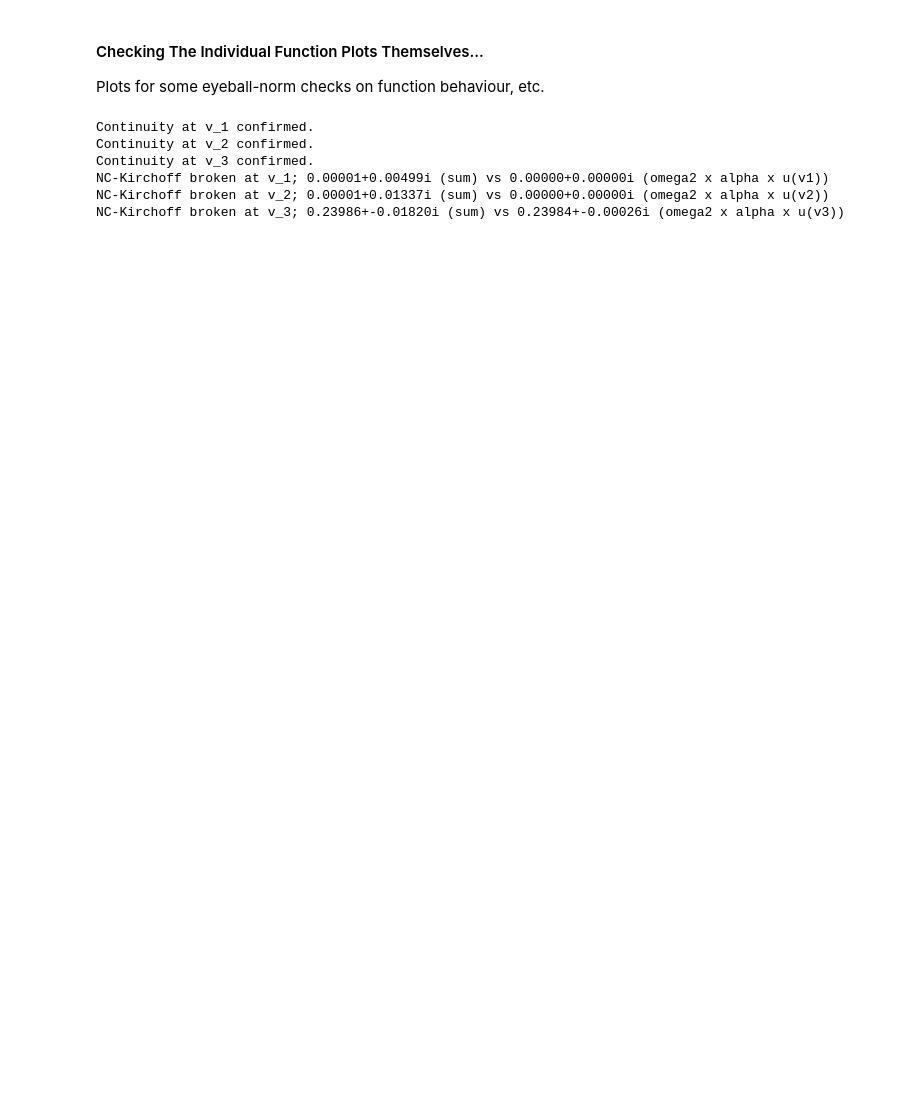
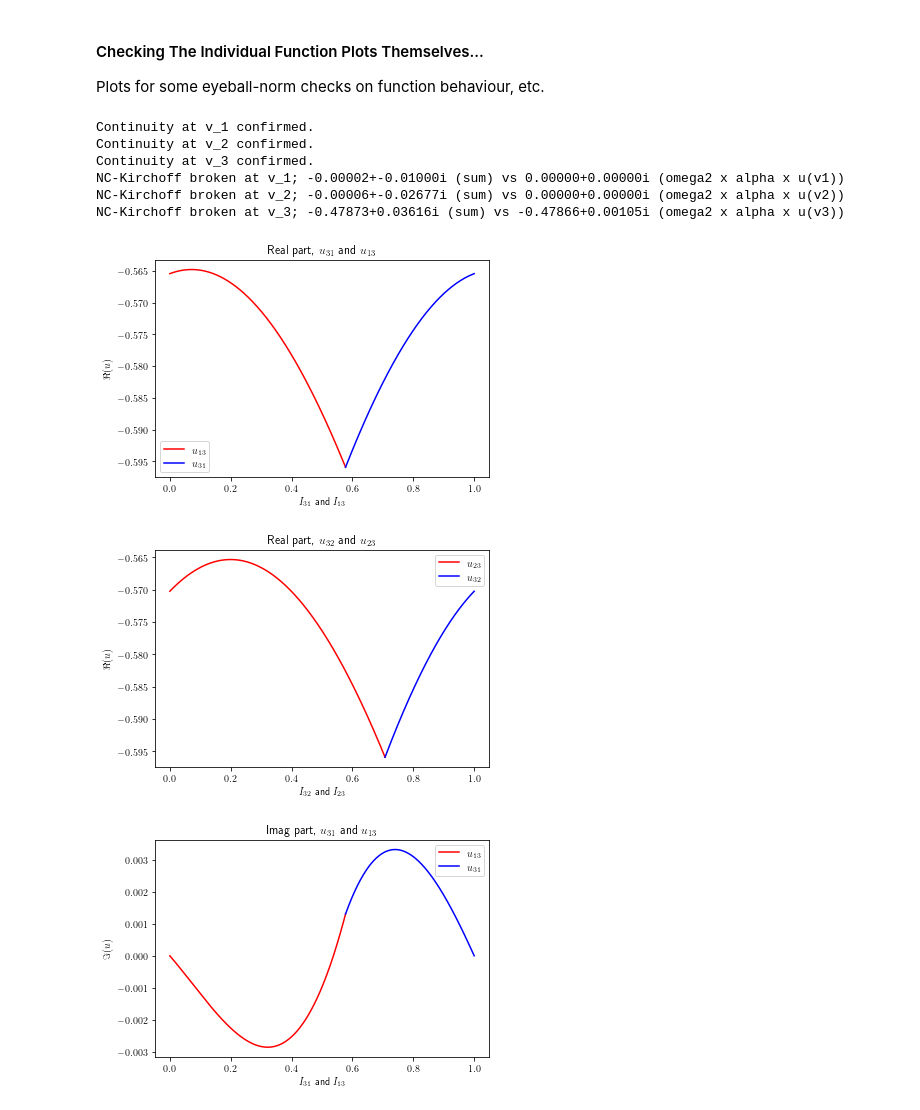
Before and after one commit to willGraham01/PhD-Thesis, a Jupyter notebook: Code/CrossInPlane/SingularStructureEigenfunctionPlots.ipynb, the cells around one changed output. Drawn from its saved outputs; the diff is of its cells as text; code cells hidden in the pictures; blank space fills up the shorter version.

```diff
--- a/Code/CrossInPlane/SingularStructureEigenfunctionPlots.ipynb
+++ b/Code/CrossInPlane/SingularStructureEigenfunctionPlots.ipynb
@@ -512,13 +512,15 @@ Plots for some eyeball-norm checks on function behaviour, etc.
 # %%
 # Some reality checks for our functions - should be able to piece them together right...?
 
-alpha = 1.0
+# Graph parameters
+alpha = 4.0
 a = 1./np.sqrt(2.); b = 1./np.sqrt(3.)
+theta = np.array([np.pi/4., np.pi/4.])
 
 l13 = b; l31 = 1. - b
 l23 = a; l32 = 1. - a
-qm13 = theta[1]; qm31 = theta[1]
-qm23 = theta[0]; qm32 = theta[0]
+qm13 = -theta[1]; qm31 = -theta[1]
+qm23 = -theta[0]; qm32 = -theta[0]
 
 I13 = np.linspace(0,l13,1000)
 I31 = np.linspace(0,l31,1000)
@@ -609,48 +611,51 @@ if np.abs( dSumV3 - v1Val ) >= tol:
     print('NC-Kirchoff broken at v_3; %.5f+%.5fi (sum) vs %.5f+%.5fi (omega2 x alpha x u(v3))' \
           % (np.real(dSumV3), np.imag(dSumV3), np.real(v3Val), np.imag(v3Val)))
 
-if 1==0:
+if 1==1:
     # Plot real parts, check that things match up at the ``dummy" vertices
     fig, ax = plt.subplots(1)
     ax.set_title(r'Real part, $u_{31}$ and $u_{13}$')
     ax.set_ylabel(r'$\Re(u)$')
     ax.set_xlabel(r'$I_{31}$ and $I_{13}$')
-    ax.plot( I13 + l31, np.real( u13(I13) ), 'r', label=r'$u_{13}$' )
-    ax.plot( I31, np.real( u31(I31) ), 'b', label=r'$u_{31}$' )
+    ax.plot( I13, np.real( u13(I13) ), 'r', label=r'$u_{13}$' )
+    ax.plot( l13 + I31, np.real( u31(I31) ), 'b', label=r'$u_{31}$' )
     ax.legend()
     fig.show()
 
     fig, ax = plt.subplots(1)
     ax.set_title(r'Real part, $u_{32}$ and $u_{23}$')
     ax.set_ylabel(r'$\Re(u)$')
     ax.set_xlabel(r'$I_{32}$ and $I_{23}$')
-    ax.plot( I23 + l32, np.real( u23(I23) ), 'r', label=r'$u_{23}$' )
-    ax.plot( I32, np.real( u32(I32) ), 'b', label=r'$u_{31}$' )
+    ax.plot( I23, np.real( u23(I23) ), 'r', label=r'$u_{23}$' )
+    ax.plot( l23 + I32, np.real( u32(I32) ), 'b', label=r'$u_{32}$' )
     ax.legend()
     fig.show()
 
     # Check that imaginary parts of plots also match up
     fig, ax = plt.subplots(1)
     ax.set_title(r'Imag part, $u_{31}$ and $u_{13}$')
     ax.set_ylabel(r'$\Im(u)$')
     ax.set_xlabel(r'$I_{31}$ and $I_{13}$')
-    ax.plot( I13 + l31, np.imag( u13(I13) ), 'r', label=r'$u_{13}$' )
-    ax.plot( I31, np.imag( u31(I31) ), 'b', label=r'$u_{31}$' )
+    ax.plot( I13, np.imag( u13(I13) ), 'r', label=r'$u_{13}$' )
+    ax.plot( l13 + I31, np.imag( u31(I31) ), 'b', label=r'$u_{31}$' )
     ax.legend()
     fig.show()
 
     fig, ax = plt.subplots(1)
     ax.set_title(r'Imag part, $u_{32}$ and $u_{23}$')
     ax.set_ylabel(r'$\Im(u)$')
     ax.set_xlabel(r'$I_{32}$ and $I_{23}$')
-    ax.plot( I23 + l32, np.imag( u23(I23) ), 'r', label=r'$u_{23}$' )
-    ax.plot( I32, np.imag( u32(I32) ), 'b', label=r'$u_{32}$' )
+    ax.plot( I23, np.imag( u23(I23) ), 'r', label=r'$u_{23}$' )
+    ax.plot( l23 + I32, np.imag( u32(I32) ), 'b', label=r'$u_{32}$' )
     ax.legend()
     fig.show()
 # %% [output]
 Continuity at v_1 confirmed.
 Continuity at v_2 confirmed.
 Continuity at v_3 confirmed.
-NC-Kirchoff broken at v_1; 0.00001+0.00499i (sum) vs 0.00000+0.00000i (omega2 x alpha x u(v1))
-NC-Kirchoff broken at v_2; 0.00001+0.01337i (sum) vs 0.00000+0.00000i (omega2 x alpha x u(v2))
-NC-Kirchoff broken at v_3; 0.23986+-0.01820i (sum) vs 0.23984+-0.00026i (omega2 x alpha x u(v3))
+NC-Kirchoff broken at v_1; -0.00002+-0.01000i (sum) vs 0.00000+0.00000i (omega2 x alpha x u(v1))
+NC-Kirchoff broken at v_2; -0.00006+-0.02677i (sum) vs 0.00000+0.00000i (omega2 x alpha x u(v2))
+NC-Kirchoff broken at v_3; -0.47873+0.03616i (sum) vs -0.47866+0.00105i (omega2 x alpha x u(v3))
+[figure, added]
+[figure, added]
+[figure, added]
```
Also changed, not shown: parts of 4 cells of this notebook, 1 other file.
